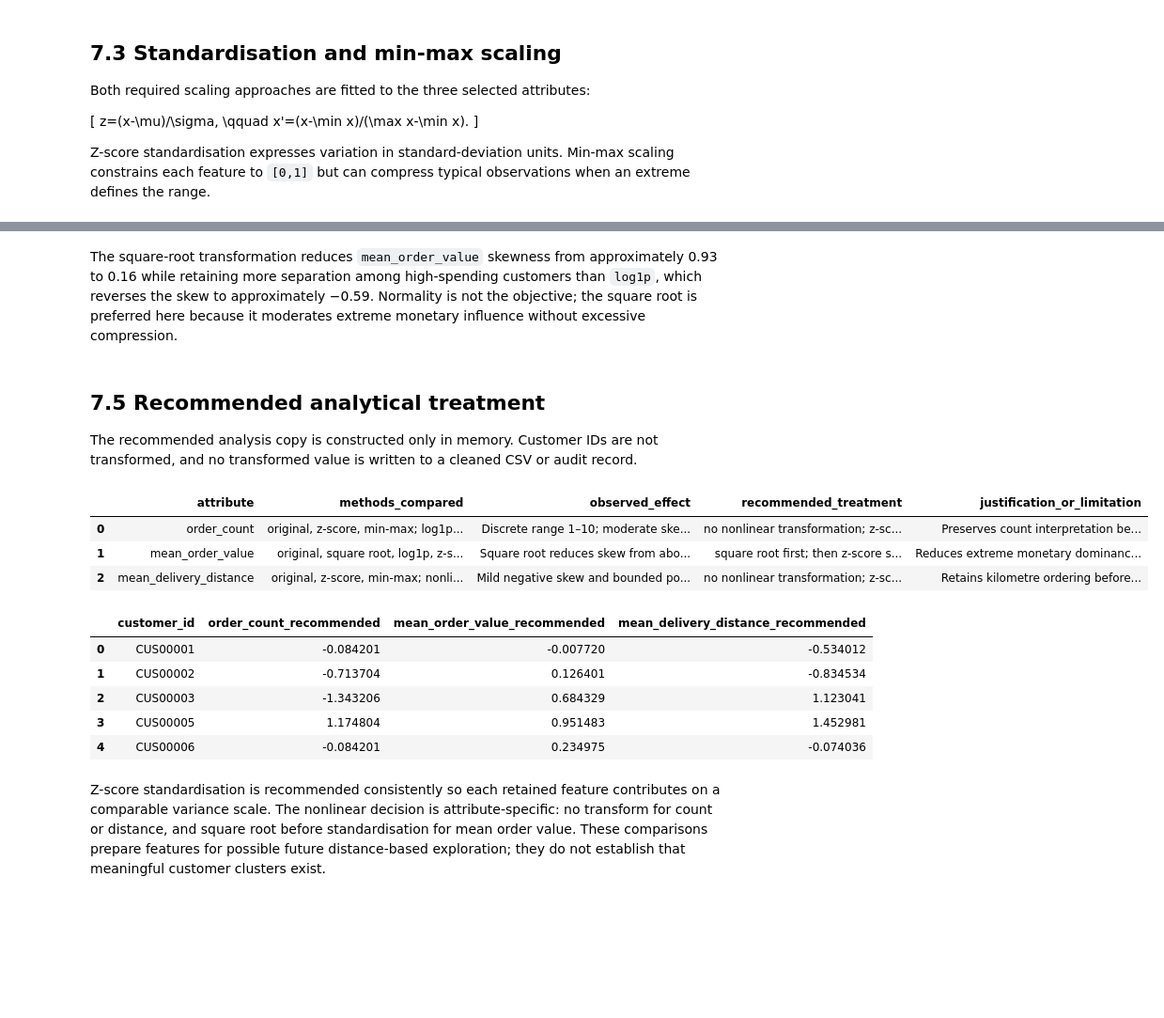
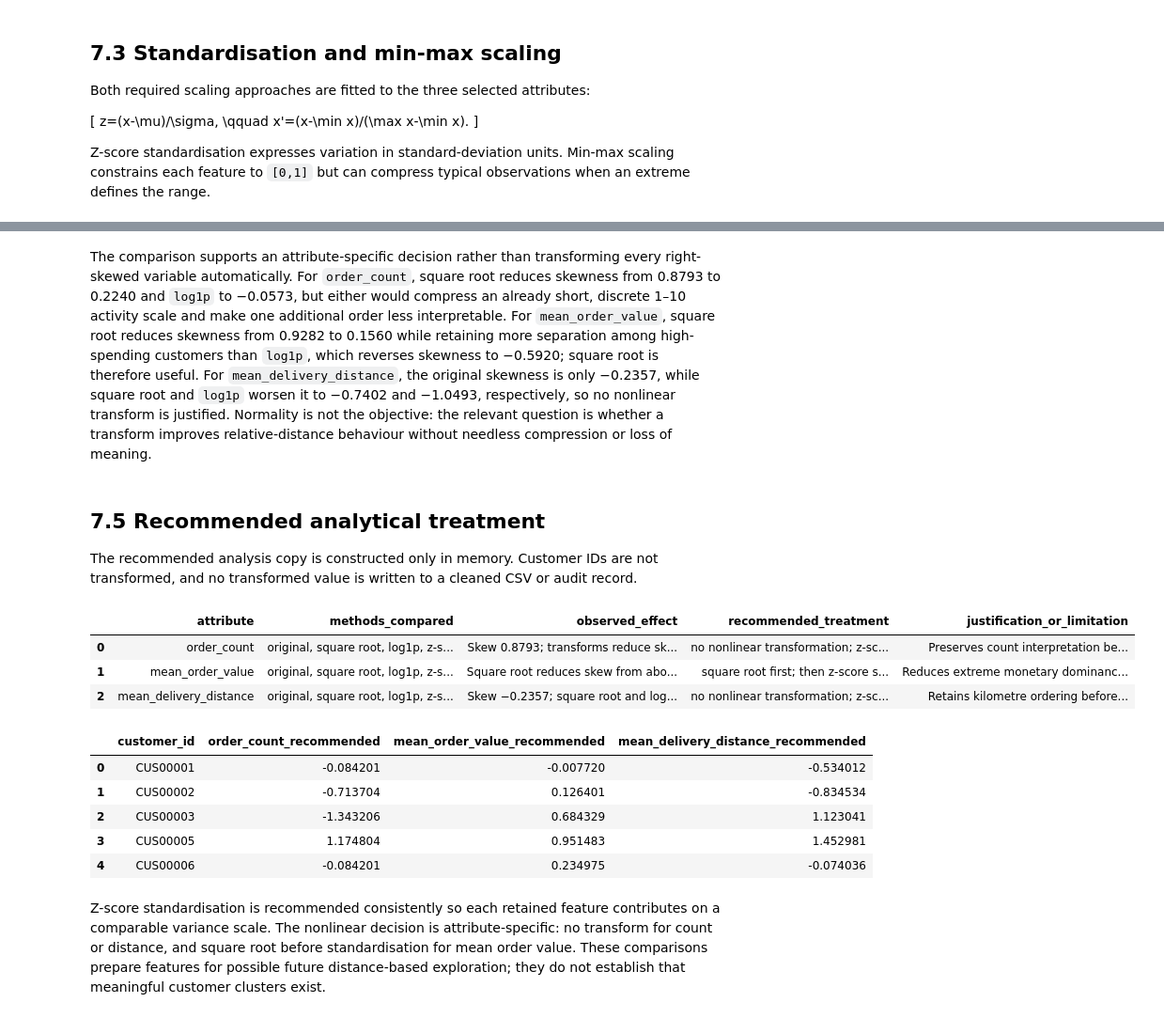
Before and after one commit to ZGHL/FIT5196-A2, a Jupyter notebook: notebooks/Group030_solution.ipynb, the cells around one changed output, grey strips where cells are left out. Shown at 94% size. Saved outputs shown, nothing was run; the diff lists cells and outputs as text; code cells hidden in the pictures; blank space fills up the shorter version.

```diff
--- a/notebooks/Group030_solution.ipynb
+++ b/notebooks/Group030_solution.ipynb
@@ -391,11 +391,20 @@ axes[0].set_ylabel("Latitude")
 axes[0].set_title("All supplied customer coordinates")
 axes[0].legend(fontsize=8)
 
-axes[1].scatter(dirty_raw["customer_long"], dirty_raw["customer_lat"], s=14, alpha=0.6)
-axes[1].axhline(0, color="black", linewidth=1)
+for batch_name, frame in raw_batches.items():
+    plausible = frame["customer_lat"].between(-38.2, -37.3) & frame["customer_long"].between(144.4, 145.7)
+    axes[1].scatter(
+        frame.loc[plausible, "customer_long"],
+        frame.loc[plausible, "customer_lat"],
+        s=10, alpha=0.45, label=batch_name,
+    )
+axes[1].scatter(warehouses["longitude"], warehouses["latitude"], marker="*", s=180, c="black", label="warehouses")
+axes[1].set_xlim(144.4, 145.7)
+axes[1].set_ylim(-38.2, -37.3)
 axes[1].set_xlabel("Longitude")
 axes[1].set_ylabel("Latitude")
-axes[1].set_title("Dirty batch: positive-latitude anomalies")
+axes[1].set_title("Plausible Melbourne coordinates: magnified view")
+axes[1].legend(fontsize=8)
 
 plt.tight_layout()
 plt.show()
@@ -1360,6 +1419,6 @@ plt.show()
 [figure]
 # %% [markdown]
-The square-root transformation reduces `mean_order_value` skewness from approximately 0.93 to 0.16 while retaining more separation among high-spending customers than `log1p`, which reverses the skew to approximately −0.59. Normality is not the objective; the square root is preferred here because it moderates extreme monetary influence without excessive compression.
+The comparison supports an attribute-specific decision rather than transforming every right-skewed variable automatically. For `order_count`, square root reduces skewness from 0.8793 to 0.2240 and `log1p` to −0.0573, but either would compress an already short, discrete 1–10 activity scale and make one additional order less interpretable. For `mean_order_value`, square root reduces skewness from 0.9282 to 0.1560 while retaining more separation among high-spending customers than `log1p`, which reverses skewness to −0.5920; square root is therefore useful. For `mean_delivery_distance`, the original skewness is only −0.2357, while square root and `log1p` worsen it to −0.7402 and −1.0493, respectively, so no nonlinear transform is justified. Normality is not the objective: the relevant question is whether a transform improves relative-distance behaviour without needless compression or loss of meaning.
 # %% [markdown]
 ## 7.5 Recommended analytical treatment
 
@@ -1379,40 +1438,40 @@ recommended_scaled = pd.DataFrame(
 )
 recommended_profiles = pd.concat(
     [baseline_profiles[["customer_id"]], recommended_scaled], axis=1
 )
 
 recommendations = pd.DataFrame(
     [
         {
             "attribute": "order_count",
-            "methods_compared": "original, z-score, min-max; log1p reviewed",
-            "observed_effect": "Discrete range 1–10; moderate skew; no severe scale outlier",
+            "methods_compared": "original, square root, log1p, z-score, min-max",
+            "observed_effect": "Skew 0.8793; transforms reduce skew but compress the discrete 1–10 count scale",
             "recommended_treatment": "no nonlinear transformation; z-score standardisation",
             "justification_or_limitation": "Preserves count interpretation before scaling; profiles cover retained A2 orders only",
         },
         {
             "attribute": "mean_order_value",
             "methods_compared": "original, square root, log1p, z-score, min-max",
             "observed_effect": "Square root reduces skew from about 0.93 to 0.16; log1p over-compresses the upper tail",
             "recommended_treatment": "square root first; then z-score standardisation",
             "justification_or_limitation": "Reduces extreme monetary dominance; transformed units are less directly interpretable",
         },
         {
             "attribute": "mean_delivery_distance",
-            "methods_compared": "original, z-score, min-max; nonlinear transformation reviewed",
-            "observed_effect": "Mild negative skew and bounded positive range; nonlinear transforms increase asymmetry",
+            "methods_compared": "original, square root, log1p, z-score, min-max",
+            "observed_effect": "Skew −0.2357; square root and log1p worsen it to −0.7402 and −1.0493",
             "recommended_treatment": "no nonlinear transformation; z-score standardisation",
             "justification_or_limitation": "Retains kilometre ordering before scaling; straight-line distance is not travel time",
         },
     ]
 )
 display(recommendations)
 display(recommended_profiles.head())
 # %% [output]
 |  | attribute | methods_compared | observed_effect | recommended_treatment | justification_or_limitation |
-| 0 | order_count | original, z-score, min-max; log1p... | Discrete range 1–10; moderate ske... | no nonlinear transformation; z-sc... | Preserves count interpretation be... |
+| 0 | order_count | original, square root, log1p, z-s... | Skew 0.8793; transforms reduce sk... | no nonlinear transformation; z-sc... | Preserves count interpretation be... |
 | 1 | mean_order_value | original, square root, log1p, z-s... | Square root reduces skew from abo... | square root first; then z-score s... | Reduces extreme monetary dominanc... |
-| 2 | mean_delivery_distance | original, z-score, min-max; nonli... | Mild negative skew and bounded po... | no nonlinear transformation; z-sc... | Retains kilometre ordering before... |
+| 2 | mean_delivery_distance | original, square root, log1p, z-s... | Skew −0.2357; square root and log... | no nonlinear transformation; z-sc... | Retains kilometre ordering before... |
 |  | customer_id | order_count_recommended | mean_order_value_recommended | mean_delivery_distance_recommended |
 | 0 | CUS00001 | -0.084201 | -0.007720 | -0.534012 |
 | 1 | CUS00002 | -0.713704 | 0.126401 | -0.834534 |
```
Also changed, not shown: parts of 10 cells of this notebook, 1 other file.
